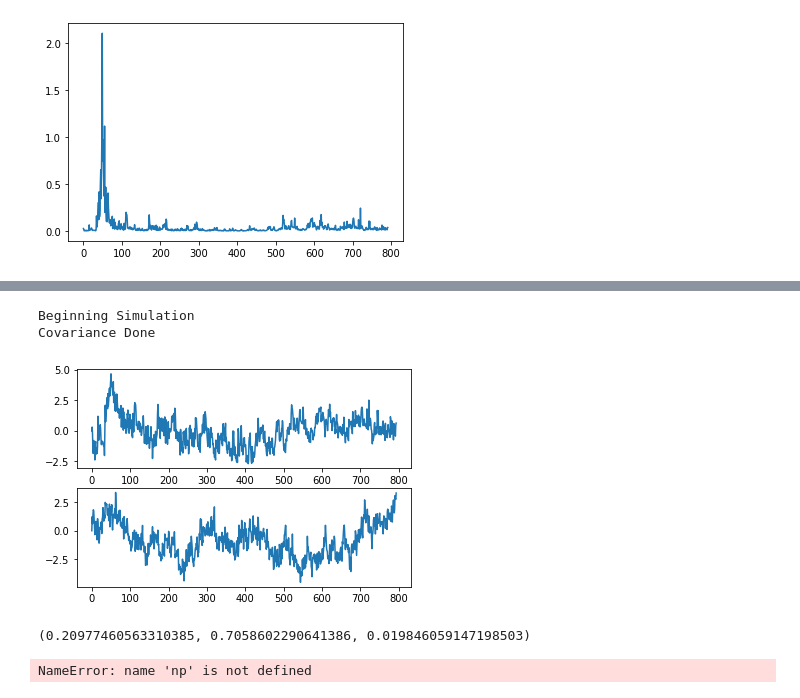
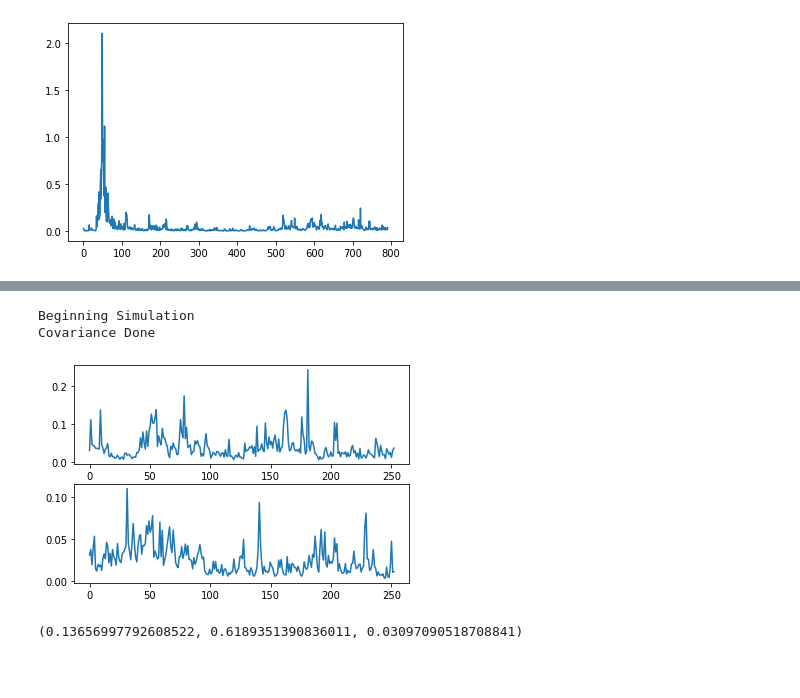
Before and after one commit to Jamjam1729/Dissertation, a Jupyter notebook: Dissertation.ipynb, the cells around one changed output, grey strips where cells are left out. Drawn from its saved outputs; the diff is of its cells as text; code cells hidden in the pictures; blank space fills up the shorter version.

```diff
--- a/Dissertation.ipynb
+++ b/Dissertation.ipynb
@@ -554,13 +579,13 @@ def make_SPX_graphs(SPX_data, V0_input = None):
 
     H_hat_SPX, sigma_hat_SPX = max_MLE(SPX_adjusted, SPX_adjusted.shape[0])
     span = np.linspace(0, SPX_adjusted.shape[0], SPX_adjusted.shape[0])
-    out = simulate_bm_fbm(2, SPX_adjusted.shape[0] - 1, SPX_adjusted.shape[0] - 1, H_hat_SPX)[1][1, :]
+    out = simulate_bm_fbm(1, SPX_adjusted.shape[0] - 1, SPX_adjusted.shape[0] - 1, H_hat_SPX)[1]
 
     plt.figure(1)
     plt.subplot(211)
-    plt.plot(span, SPX_adjusted)
+    plt.plot(span, V0_input * np.exp(SPX_adjusted))
     plt.subplot(212)
-    plt.plot(span, out.T * sigma_hat_SPX)
+    plt.plot(span, V0_input * np.exp(out.T * sigma_hat_SPX))
     plt.show()
 
     return H_hat_SPX, sigma_hat_SPX, V0_input
@@ -583,27 +615,7 @@ Covariance Done
 # %%
-make_SPX_graphs(SPX_path)
-
-# make_SPX_graphs(SPX_path[-251:])
+make_SPX_graphs(SPX_path[-251:])
 # %% [output]
 Beginning Simulation
 Covariance Done
-[figure, old version]
+[figure, new version]
-(0.20977460563310385, 0.7058602290641386, 0.019846059147198503)
+(0.13656997792608522, 0.6189351390836011, 0.03097090518708841)
-# %%
-#Approach 2 - estimate V0 from data (mentioned in Yen-Ching Chiang 2014)
-
-V0_estimated = np
-SPX_adjusted = add_zero(np.log(SPX_path / V0_input ))
-plt.plot(SPX_adjusted)
-
-H_hat_SPX, sigma_hat_SPX = max_MLE(SPX_adjusted, SPX_adjusted.shape[0])
-span = np.linspace(0, SPX_adjusted.shape[0], SPX_adjusted.shape[0])
-out = simulate_bm_fbm(2, SPX_adjusted.shape[0] - 1, SPX_adjusted.shape[0] - 1, H_hat_SPX)[1][1, :]
-
-plt.figure(1)
-plt.subplot(211)
-plt.plot(span, SPX_adjusted)
-plt.subplot(212)
-plt.plot(span, out.T * sigma_hat_SPX)
-# %% [output]
-NameError: name 'np' is not defined
```
Also changed, not shown: parts of 10 cells of this notebook.
